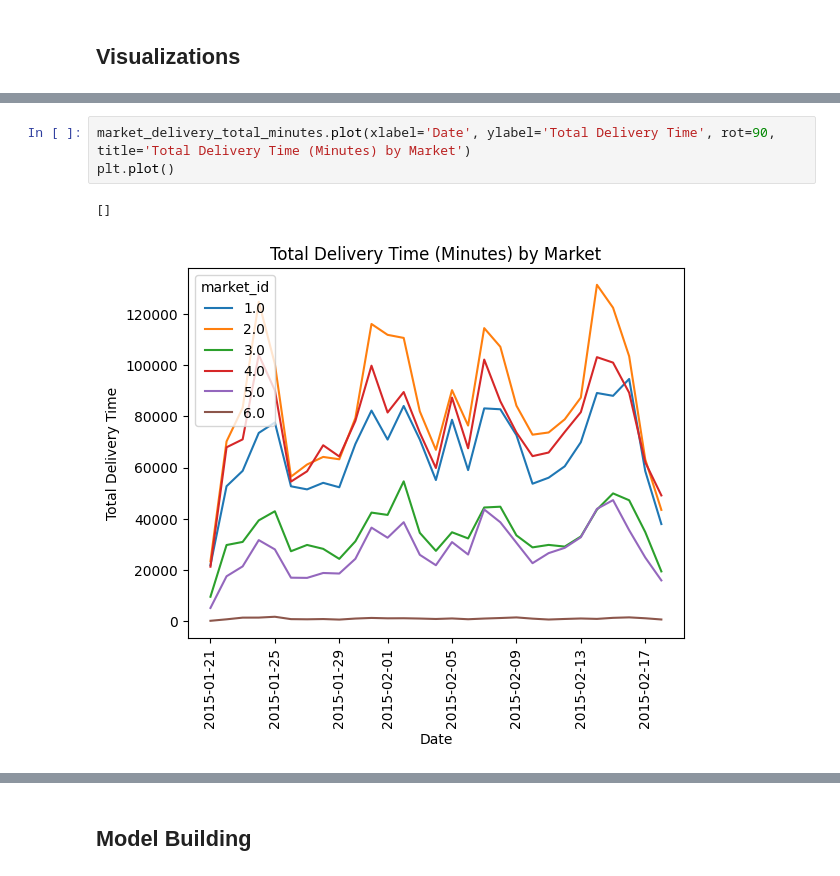
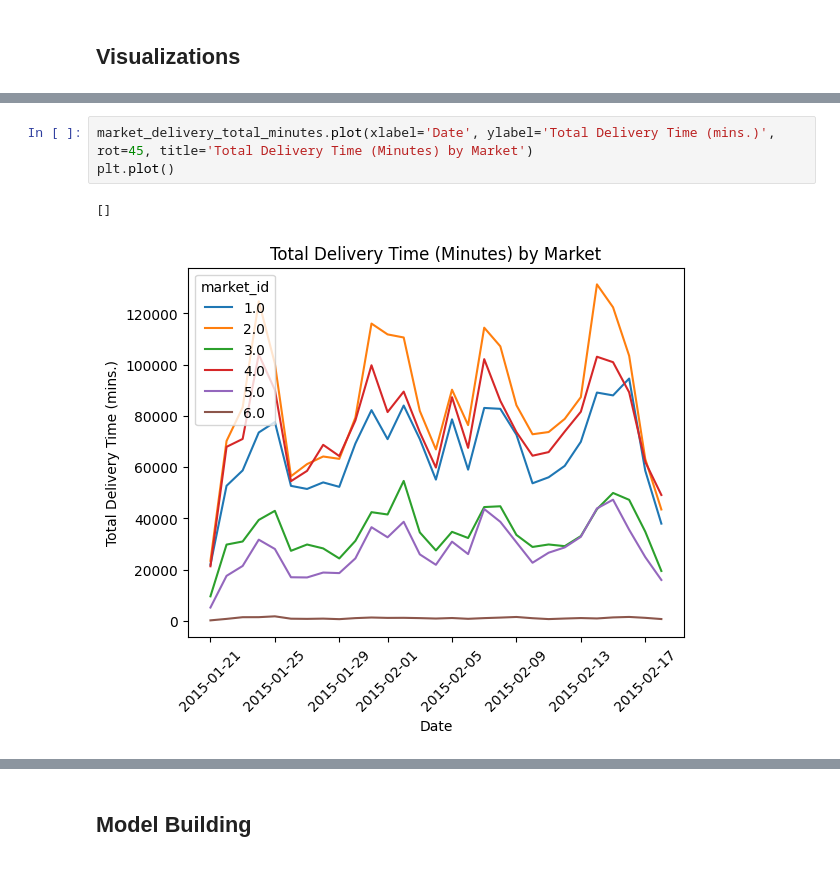
Before and after one commit to ShaneJett-DS/Doordash_Delivery_Analysis, a Jupyter notebook: delivery_eda.ipynb, the cells around one changed output, grey strips where cells are left out. Cells and saved outputs as stored; diff of their text form.

```diff
--- a/delivery_eda.ipynb
+++ b/delivery_eda.ipynb
@@ -344,7 +346,7 @@ plt.plot()
 # %%
-market_delivery_total_minutes.plot(xlabel='Date', ylabel='Total Delivery Time', rot=90, title='Total Delivery Time (Minutes) by Market')
+market_delivery_total_minutes.plot(xlabel='Date', ylabel='Total Delivery Time (mins.)', rot=45, title='Total Delivery Time (Minutes) by Market')
 plt.plot()
 # %% [output]
 []
-[figure, old version]
+[figure, new version]
 # %%
```
Also changed, not shown: parts of 10 cells of this notebook.
